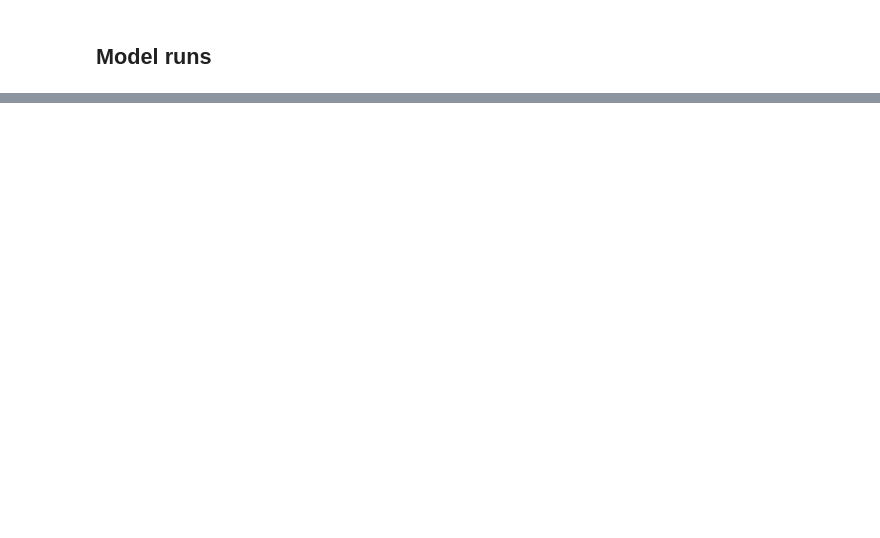
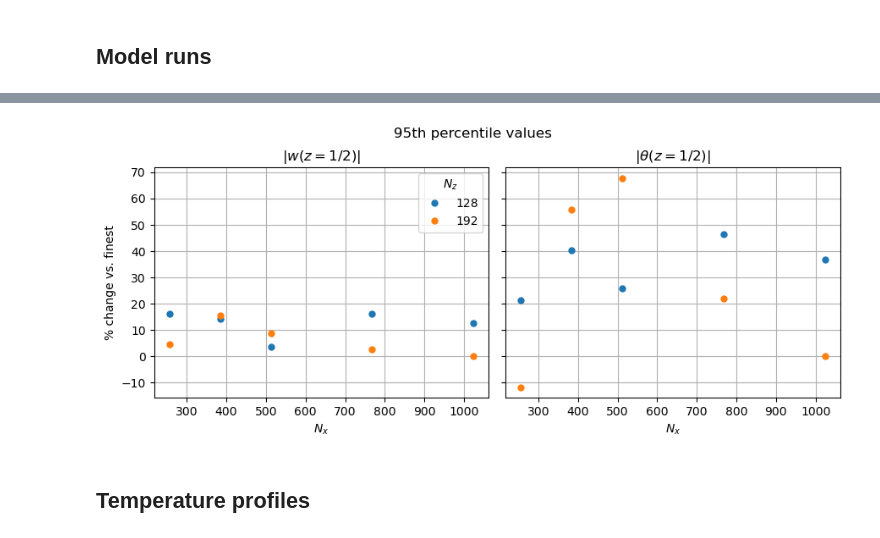
Before and after one commit to tschanzer/honours-project, a Jupyter notebook: notebooks/resolution_tests_highRa_v2.ipynb, the cells around one changed output, grey strips where cells are left out. Saved outputs shown, nothing was run; the diff lists cells and outputs as text; code cells hidden in the pictures; blank space fills up the shorter version.

```diff
--- a/notebooks/resolution_tests_highRa_v2.ipynb
+++ b/notebooks/resolution_tests_highRa_v2.ipynb
@@ -98,0 +117,46 @@ fig.tight_layout()
+# %%
+nx = [256, 384, 512, 768, 1024]
+nz = [128, 192]
+w_quantiles = xr.DataArray(
+    name='quantiles',
+    coords={'nx': nx, 'nz': nz},
+    dims=['nx', 'nz'],
+)
+theta_quantiles = w_quantiles.copy()
+for res in data.keys():
+    regridder = Regridder(data[res], data[(256, 128)], ('x',))
+    t_range = (data[res].t[-1] - 50., data[res].t[-1])
+    w_quantile = stats.level_quantile(
+        data[res].w, 0.5, 0.95, t_range, regridder)
+    theta_quantile = stats.level_quantile(
+        data[res].theta, 0.5, 0.95, t_range, regridder)
+    w_quantiles.loc[dict(nx=res[0], nz=res[1])] = w_quantile
+    theta_quantiles.loc[dict(nx=res[0], nz=res[1])] = theta_quantile
+# %%
+fig, axes = plt.subplots(1, 2, figsize=(9, 4), sharey=True)
+
+da = (w_quantiles/w_quantiles.sel(nx=1024, nz=192) - 1)*1e2
+da = da.transpose('nx', 'nz')
+axes[0].plot(da.nx, da.data, '.', markersize=10, label=da.nz.data)
+axes[0].grid()
+axes[0].set(
+    xlabel='$N_x$',
+    ylabel=r'% change vs. finest',
+    title=r'$|w(z=1/2)|$',
+)
+axes[0].legend(title='$N_z$')
+
+da = (theta_quantiles/theta_quantiles.sel(nx=1024, nz=192) - 1)*1e2
+da = da.transpose('nx', 'nz')
+axes[1].plot(da.nx, da.data, '.', markersize=10)
+axes[1].grid()
+axes[1].set(
+    xlabel='$N_x$',
+    title=r'$|\theta(z=1/2)|$')
+
+fig.suptitle('95th percentile values', y=0.95)
+fig.tight_layout()
+# %% [output]
+[figure, added]
+# %% [markdown]
+## Temperature profiles
```
Also changed, not shown: parts of 22 cells of this notebook.
